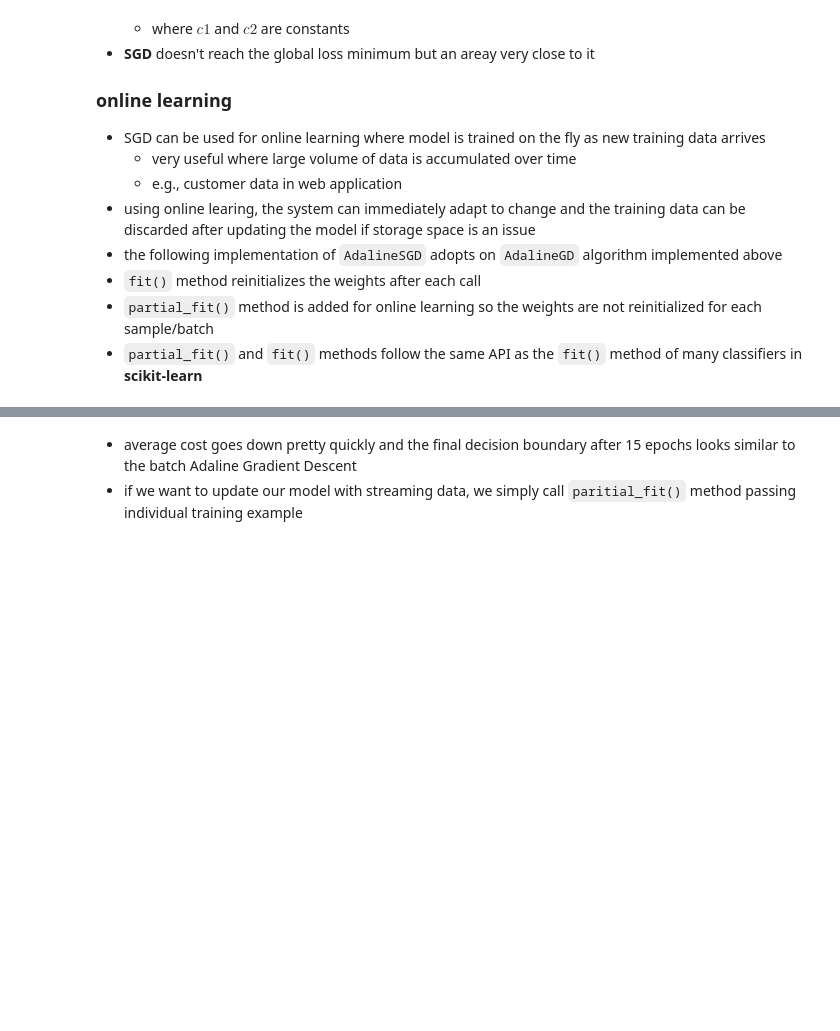
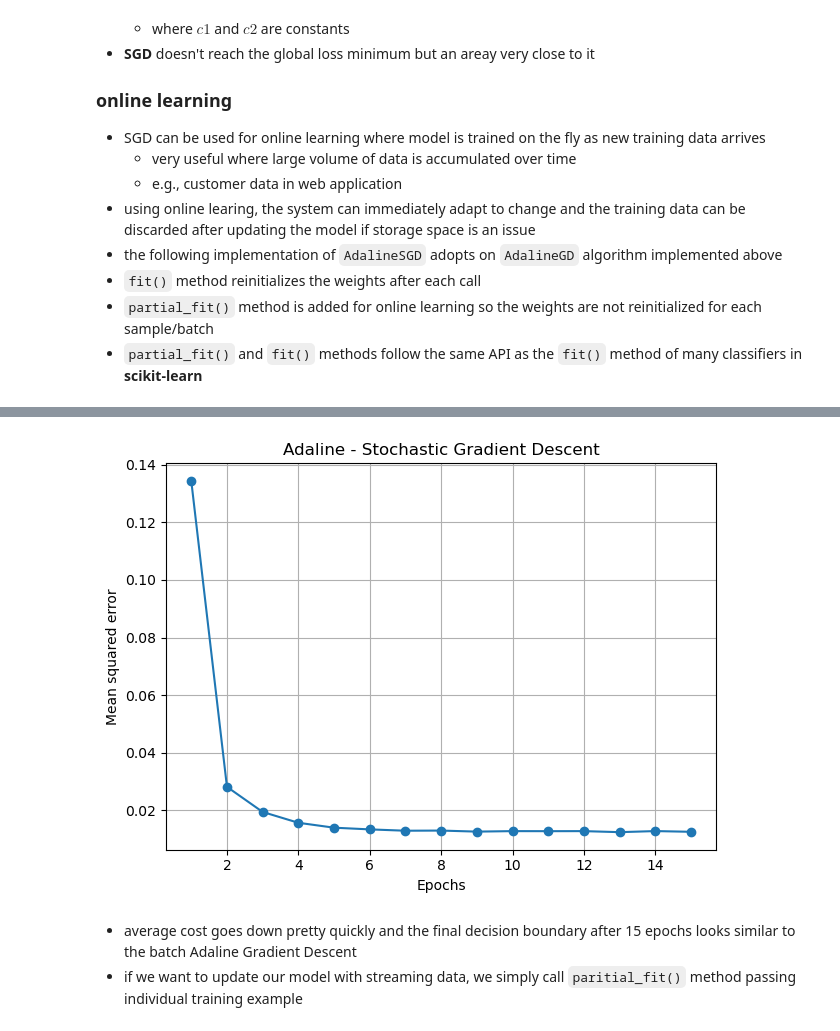
Before and after one commit to rambasnet/python-machine-learning, a Jupyter notebook: notebooks/ArtificialNeuralNetwork.ipynb, the cells around one changed output, grey strips where cells are left out. Drawn from its saved outputs; the diff is of its cells as text; code cells hidden in the pictures; blank space fills up the shorter version.

```diff
--- a/notebooks/ArtificialNeuralNetwork.ipynb
+++ b/notebooks/ArtificialNeuralNetwork.ipynb
@@ -733,3 +754,14 @@ plt.show()
+# %%
+plt.plot(range(1, len(ada_sgd.losses_) + 1), ada_sgd.losses_, marker='o')
+plt.xlabel('Epochs')
+plt.ylabel('Mean squared error')
+plt.title('Adaline - Stochastic Gradient Descent')
+plt.grid()
+plt.tight_layout()
+# plt.savefig('images/02_15_2.png', dpi=300)
+plt.show()
+# %% [output]
+[figure, added]
 # %% [markdown]
 - average cost goes down pretty quickly and the final decision boundary after 15 epochs looks similar to the batch Adaline Gradient Descent
 - if we want to update our model with streaming data, we simply call `paritial_fit()` method passing individual training example
```
Also changed, not shown: parts of 11 cells of this notebook.
